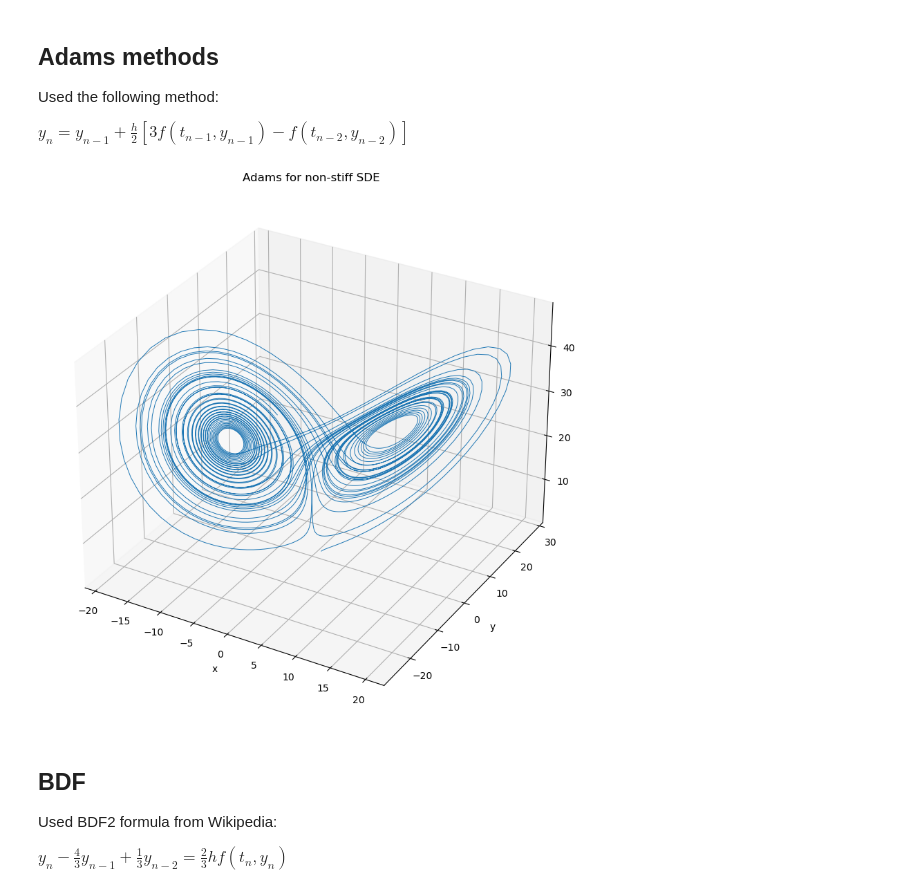
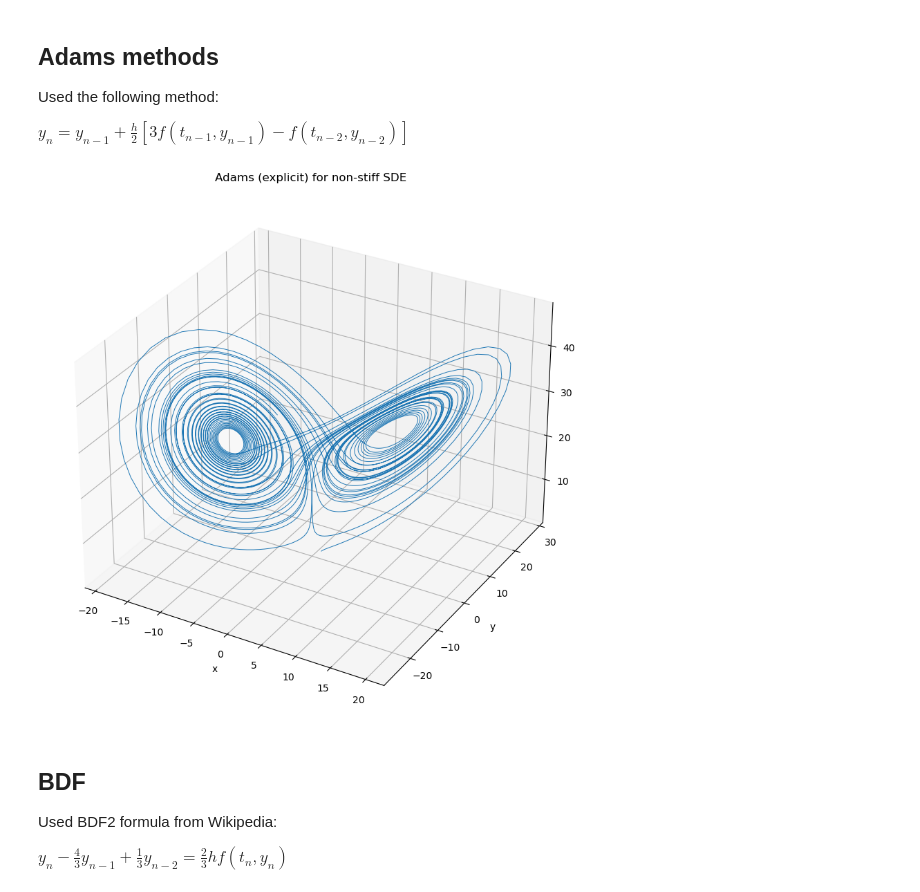
Before and after one commit to nerett/computational-mathematics, a Jupyter notebook: 6-SDE-nonstiff/sde-nonstiff.ipynb, the cells around one changed output. Drawn from its saved outputs; the diff is of its cells as text; code cells hidden in the pictures.

```diff
--- a/6-SDE-nonstiff/sde-nonstiff.ipynb
+++ b/6-SDE-nonstiff/sde-nonstiff.ipynb
@@ -84,7 +84,7 @@ Used the following method:
 
 $ y_n = y_{n-1} + \frac{h}{2}[3f(t_{n-1}, y_{n-1}) - f(t_{n-2}, y_{n-2})] $
 # %%
-def adams(f, y0, t0, t_end, h):
+def adams_explicit(f, y0, t0, t_end, h):
     lp = 2 # points to be pre-calculated
     y_launch, t_launch = rungekutta_explicit(f, y0, t0, t0 + lp*h, h)
 
@@ -106,11 +106,11 @@ def adams(f, y0, t0, t_end, h):
 
     return y, t
 # %%
-y_a, t_a = adams(f, y0=np.array([1, 1, 1]), t0=0, t_end=50, h=0.01)
+y_a, t_a = adams_explicit(f, y0=np.array([1, 1, 1]), t0=0, t_end=50, h=0.01)
 
-make_plot(y_a, t_a, "Adams for non-stiff SDE")
+make_plot(y_a, t_a, "Adams (explicit) for non-stiff SDE")
 # %% [output]
-[figure, old version]
+[figure, new version]
 # %% [markdown]
 ## BDF
 Used BDF2 formula from Wikipedia:
```
